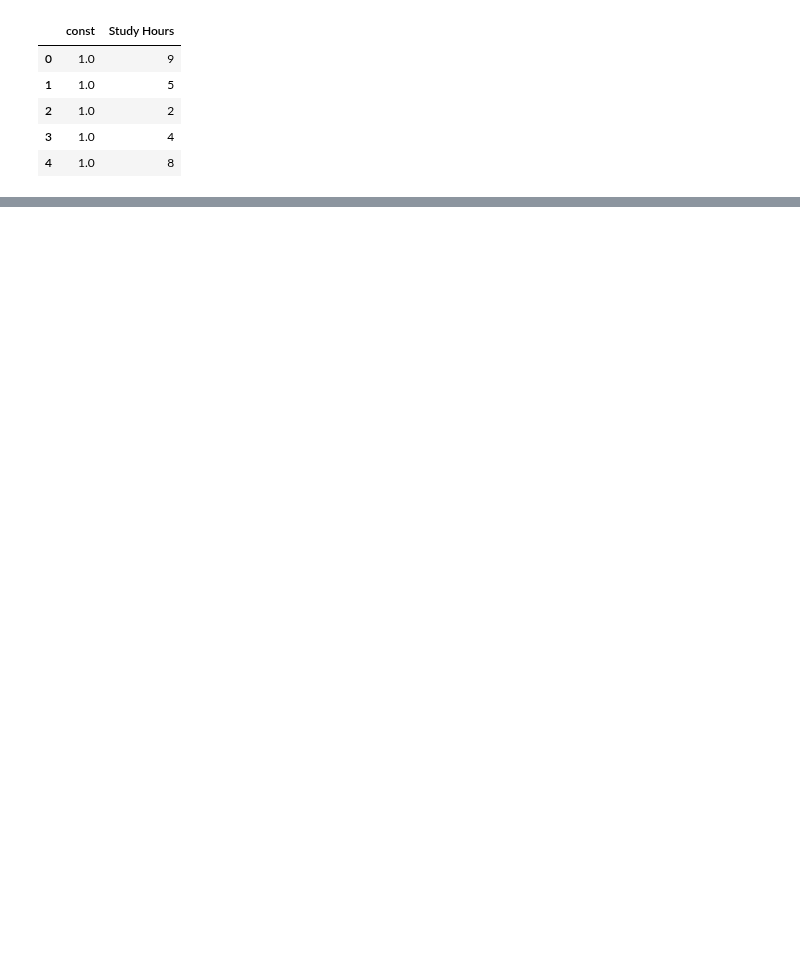
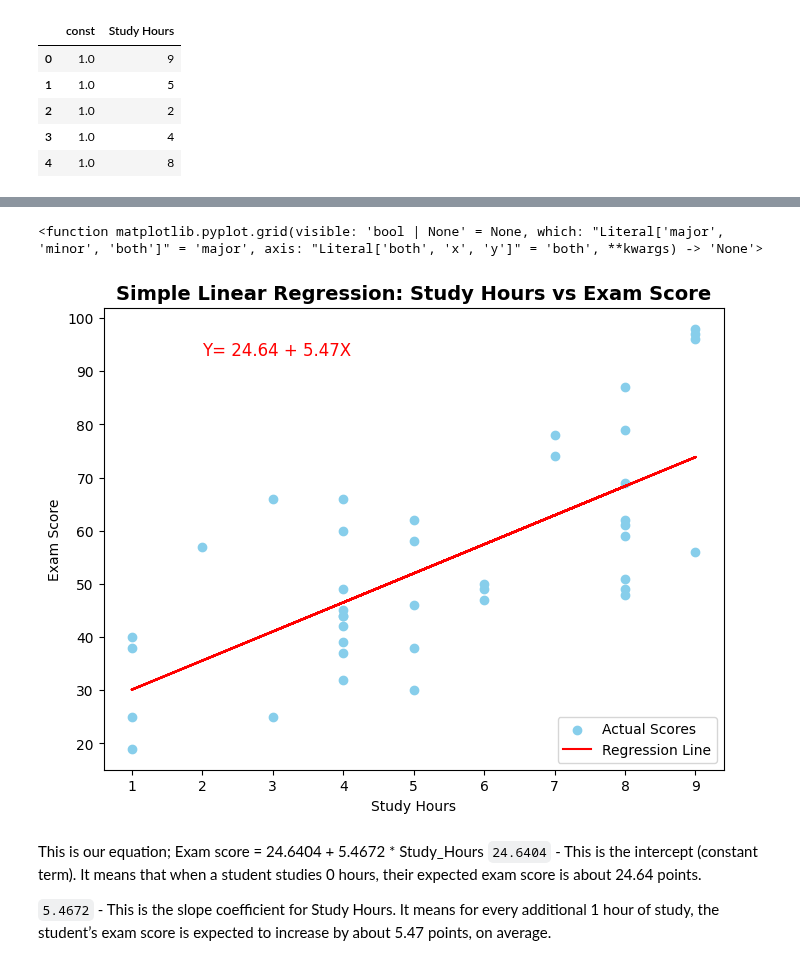
Before and after one commit to bissakaAI/DataAndData_analysis, a Jupyter notebook: Task_folder/pandas/probability/corelation_interpretation.ipynb, the cells around one changed output, grey strips where cells are left out. Saved outputs shown, nothing was run; the diff lists cells and outputs as text; code cells hidden in the pictures; blank space fills up the shorter version.

```diff
--- a/Task_folder/pandas/probability/corelation_interpretation.ipynb
+++ b/Task_folder/pandas/probability/corelation_interpretation.ipynb
@@ -257,14 +255,24 @@ Notes:
 [1] Standard Errors assume that the covariance matrix of the errors is correctly specified.
 # %%
 # lets have the regression plot using regression line and scatter plots
-plt.figure(figsize=(8))
+plt.figure(figsize=(8,6))
 plt.scatter(data['Study Hours'],data['Exam Score'],color='skyblue',label='Actual Scores')
 plt.plot(data['Study Hours'],model.predict(X),color='red',label='Regression Line')
 
 # Annotate
 plt.title('Simple Linear Regression: Study Hours vs Exam Score',fontsize=14,weight='bold')
 plt.xlabel('Study Hours')
 plt.ylabel('Exam Score')
-plt.text(2,max(data['Exam Score'])-5,f'Y= {model.parms[0]:.2f} + {model.params[1]:.2f}X',color='red',fontsize=12)
+plt.text(2,max(data['Exam Score'])-5,f'Y= {model.params[0]:.2f} + {model.params[1]:.2f}X',color='red',fontsize=12)
 plt.legend()
 plt.grid
+# %% [output]
+<function matplotlib.pyplot.grid(visible: 'bool | None' = None, which: "Literal['major', 'minor', 'both']" = 'major', axis: "Literal['both', 'x', 'y']" = 'both', **kwargs) -> 'None'>
+[figure, added]
+# %% [markdown]
+This is our equation; Exam score  = 24.6404 + 5.4672 * Study_Hours
+`24.6404` -  This is the intercept (constant term).
+It means that when a student studies 0 hours, their expected exam score is about 24.64 points.
+
+`5.4672` -  This is the slope coefficient for Study Hours.
+It means for every additional 1 hour of study, the student’s exam score is expected to increase by about 5.47 points, on average.
```
Also changed, not shown: parts of 31 cells of this notebook, 1 other file.
